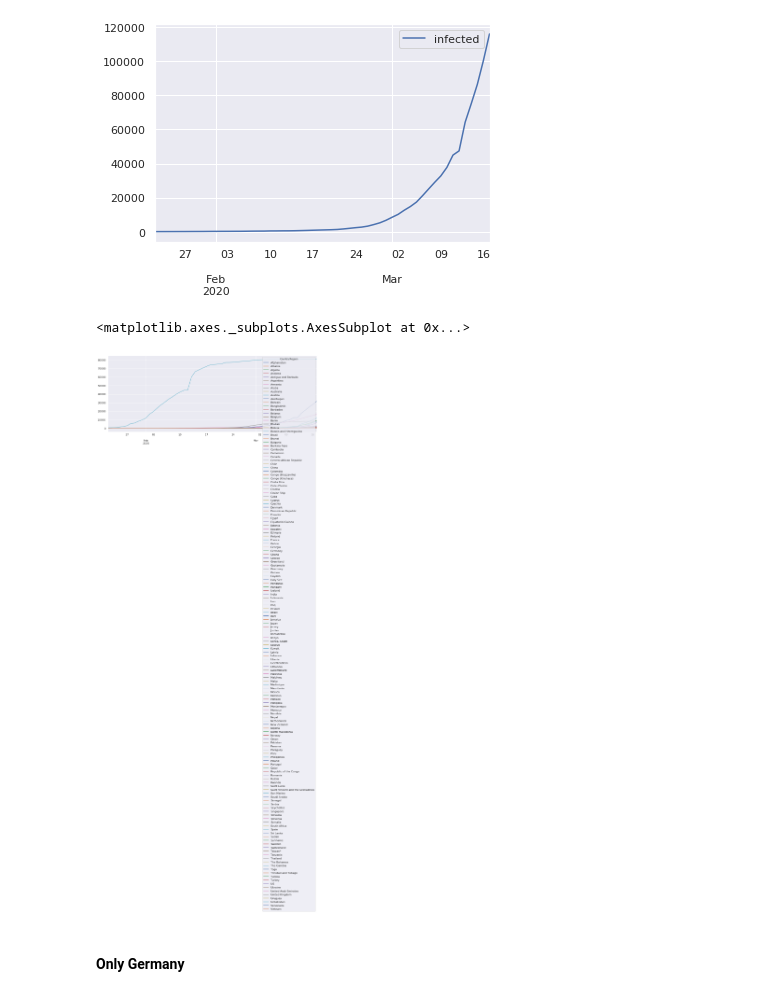
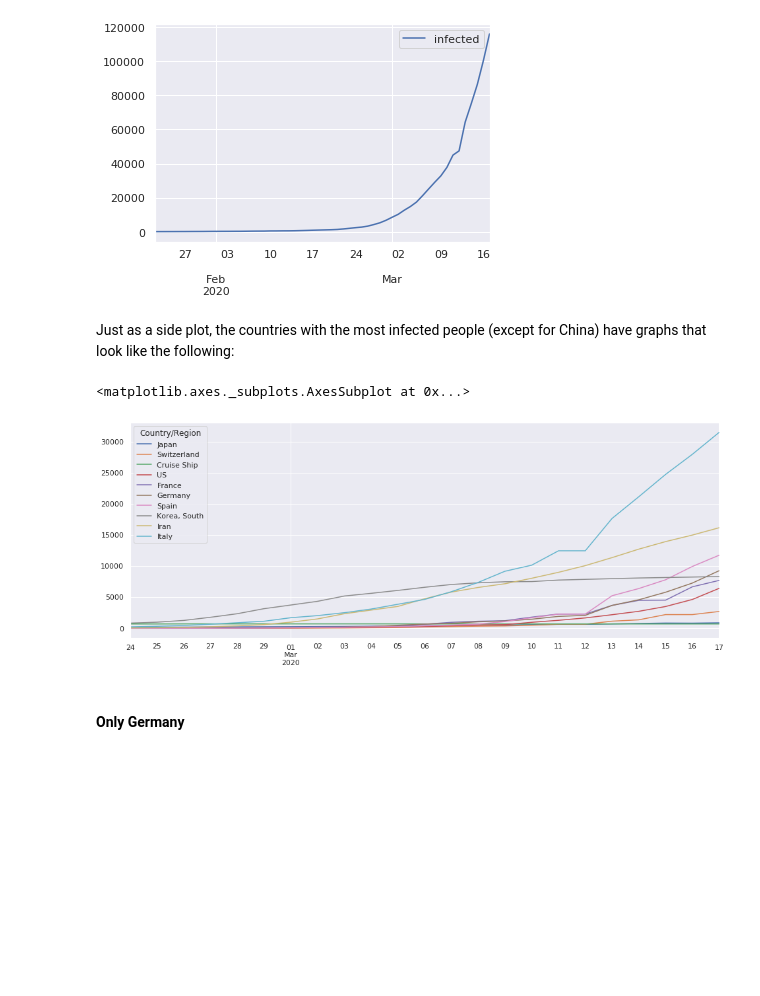
Before and after one commit to thomasniebler/covid, a Jupyter notebook: corona_fit.ipynb, the cells around one changed output. Cells and saved outputs as stored; diff of their text form; code cells hidden in the pictures; blank space fills up the shorter version.

```diff
--- a/corona_fit.ipynb
+++ b/corona_fit.ipynb
@@ -37,9 +30,14 @@ total_numbers_df.plot()
 # %%
 covid_data_by_country = covid_data.groupby("Country/Region").sum().transpose()[2:]
 covid_data_by_country.index = pd.to_datetime(covid_data_by_country.index)
-covid_data_by_country.plot(figsize=(16, 6))
+
+countries_with_the_most_infections = covid_data_by_country.sum(axis=0).sort_values()[-11:-1].index
-# %% [output]
-<matplotlib.axes._subplots.AxesSubplot at 0x...>
-[figure, removed]
+# %% [markdown]
+Just as a side plot, the countries with the most infected people (except for China) have graphs that look like the following:
+# %%
+covid_data_by_country[countries_with_the_most_infections]["2020-02-24":].plot(figsize=(16, 6))
+# %% [output]
+<matplotlib.axes._subplots.AxesSubplot at 0x...>
+[figure, added]
 # %% [markdown]
 #### Only Germany
```
Also changed, not shown: parts of 35 cells of this notebook.
